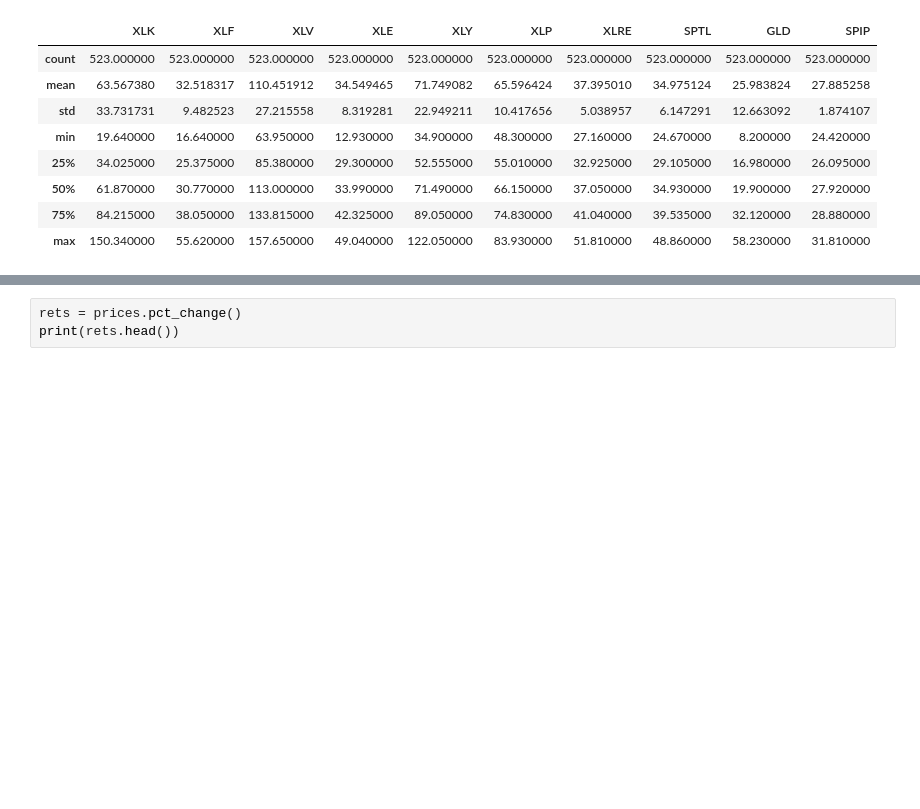
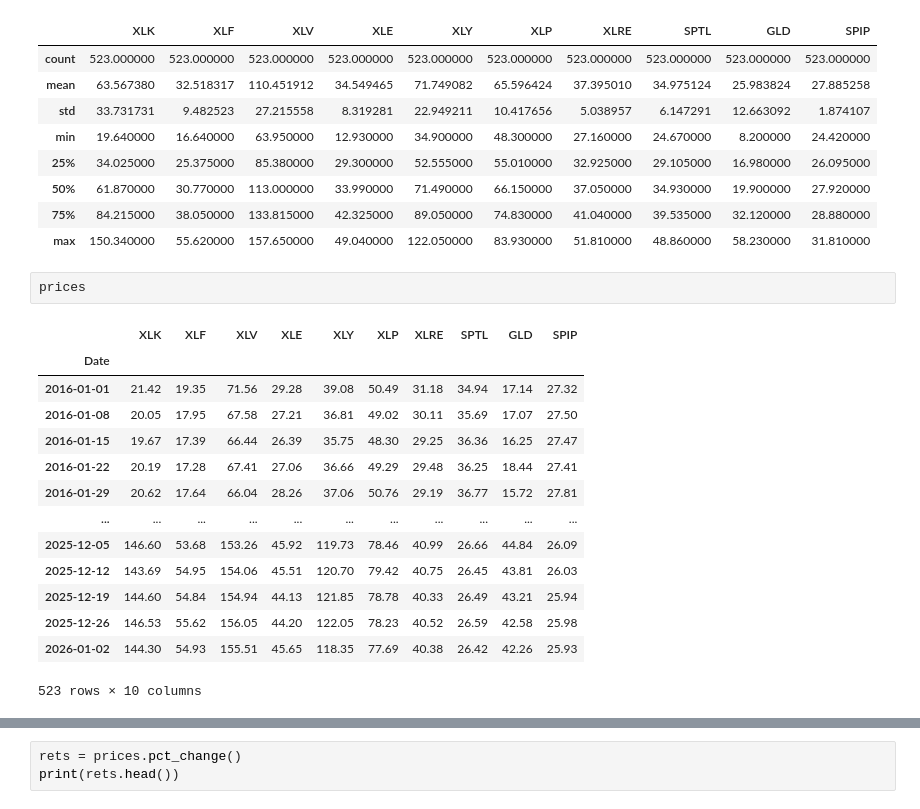
Before and after one commit to Fabro2701/sharpe_ratio_TFM, a Jupyter notebook: notebooks/presentation/empirical.ipynb, the cells around one changed output, grey strips where cells are left out. Cells and saved outputs as stored; diff of their text form; blank space fills up the shorter version.

```diff
--- a/notebooks/presentation/empirical.ipynb
+++ b/notebooks/presentation/empirical.ipynb
@@ -28,3 +28,20 @@ prices.describe()
 | 50% | 61.870000 | 30.770000 | 113.000000 | 33.990000 | 71.490000 | 66.150000 | 37.050000 | 34.930000 | 19.900000 | 27.920000 |
 | 75% | 84.215000 | 38.050000 | 133.815000 | 42.325000 | 89.050000 | 74.830000 | 41.040000 | 39.535000 | 32.120000 | 28.880000 |
 | max | 150.340000 | 55.620000 | 157.650000 | 49.040000 | 122.050000 | 83.930000 | 51.810000 | 48.860000 | 58.230000 | 31.810000 |
+# %%
+prices
+# %% [output]
+|  | XLK | XLF | XLV | XLE | XLY | XLP | XLRE | SPTL | GLD | SPIP |
+| Date |  |  |  |  |  |  |  |  |  |  |
+| 2016-01-01 | 21.42 | 19.35 | 71.56 | 29.28 | 39.08 | 50.49 | 31.18 | 34.94 | 17.14 | 27.32 |
+| 2016-01-08 | 20.05 | 17.95 | 67.58 | 27.21 | 36.81 | 49.02 | 30.11 | 35.69 | 17.07 | 27.50 |
+| 2016-01-15 | 19.67 | 17.39 | 66.44 | 26.39 | 35.75 | 48.30 | 29.25 | 36.36 | 16.25 | 27.47 |
+| 2016-01-22 | 20.19 | 17.28 | 67.41 | 27.06 | 36.66 | 49.29 | 29.48 | 36.25 | 18.44 | 27.41 |
+| 2016-01-29 | 20.62 | 17.64 | 66.04 | 28.26 | 37.06 | 50.76 | 29.19 | 36.77 | 15.72 | 27.81 |
+| ... | ... | ... | ... | ... | ... | ... | ... | ... | ... | ... |
+| 2025-12-05 | 146.60 | 53.68 | 153.26 | 45.92 | 119.73 | 78.46 | 40.99 | 26.66 | 44.84 | 26.09 |
+| 2025-12-12 | 143.69 | 54.95 | 154.06 | 45.51 | 120.70 | 79.42 | 40.75 | 26.45 | 43.81 | 26.03 |
+| 2025-12-19 | 144.60 | 54.84 | 154.94 | 44.13 | 121.85 | 78.78 | 40.33 | 26.49 | 43.21 | 25.94 |
+| 2025-12-26 | 146.53 | 55.62 | 156.05 | 44.20 | 122.05 | 78.23 | 40.52 | 26.59 | 42.58 | 25.98 |
+| 2026-01-02 | 144.30 | 54.93 | 155.51 | 45.65 | 118.35 | 77.69 | 40.38 | 26.42 | 42.26 | 25.93 |
+523 rows × 10 columns
```
Also changed, not shown: parts of 4 cells of this notebook, 12 other files.
